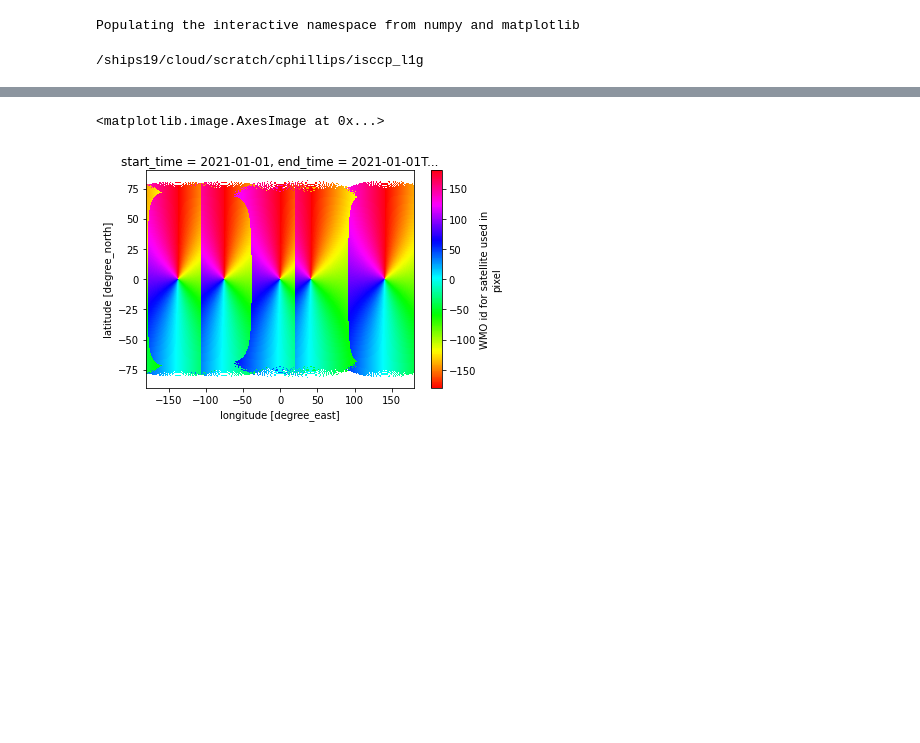
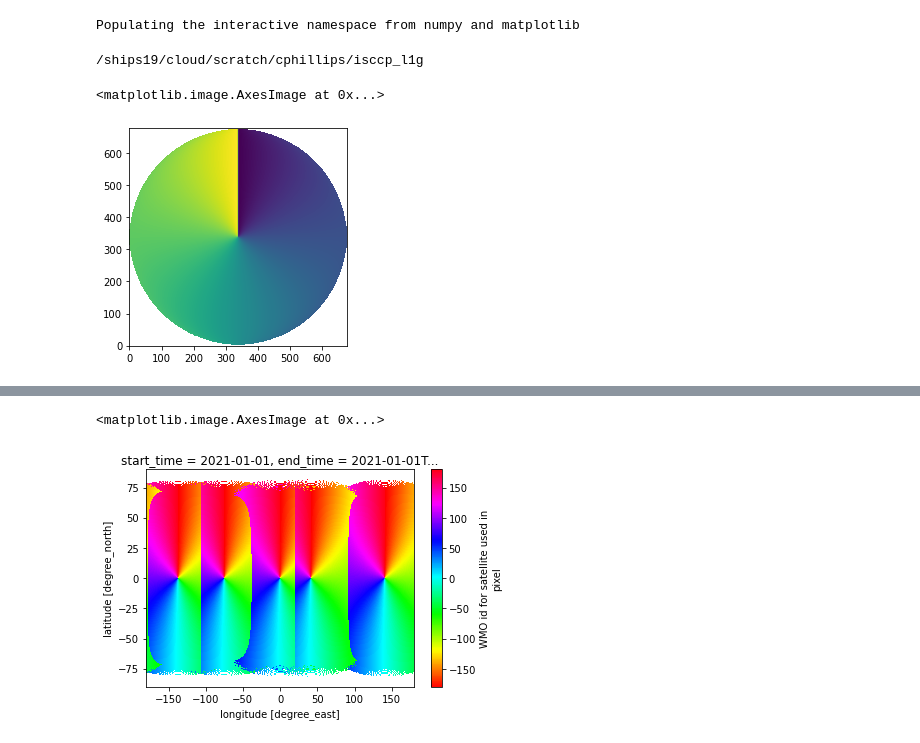
Before and after one commit to CodaP/isccp_l1g_prototype, a Jupyter notebook: notebooks/satellite_azimuth.ipynb, the cells around one changed output, grey strips where cells are left out. Saved outputs shown, nothing was run; the diff lists cells and outputs as text; code cells hidden in the pictures; blank space fills up the shorter version.

```diff
--- a/notebooks/satellite_azimuth.ipynb
+++ b/notebooks/satellite_azimuth.ipynb
@@ -22,3 +22,21 @@ from tqdm import tqdm
 from utils import ALL_SATS
 from collect_l1b import L1B_DIR
 from make_index import get_area
+# %%
+dt_dir = Path('l1b/2020/07/01/0000/')
+with tqdm(ALL_SATS) as bar:
+    for attrs in bar:
+        sat = attrs['sat']
+        reader = attrs['reader']
+
+        files = list((dt_dir / sat / f'temp_11_00um').glob('*'))
+        area = get_area(files, reader=reader)
+        break
+# %%
+height, width = area.shape
+proj = area.to_cartopy_crs()
+xang, yang = make_geometry.get_geostationary_angle_extent(area)
+x,y = np.meshgrid(np.linspace(-xang, xang,width, dtype=np.float32),
+                  np.linspace(-yang, yang, height, dtype=np.float32))
+h = proj.proj4_params['h']
+lon,lat = make_geometry.ccrs.PlateCarree().transform_points(proj, y*h, x*h).T[:2]
@@ -24,0 +46,7 @@ from make_index import get_area
+# %%
+satazi = make_geometry.sensor_azimuth(proj.proj4_params['lon_0'], 0, lon,lat)
+# %%
+imshow(satazi[::8,::8], origin='lower')
+# %% [output]
+<matplotlib.image.AxesImage at 0x...>
+[figure, added]
```
Also changed, not shown: parts of 3 cells of this notebook, 13 other files.
